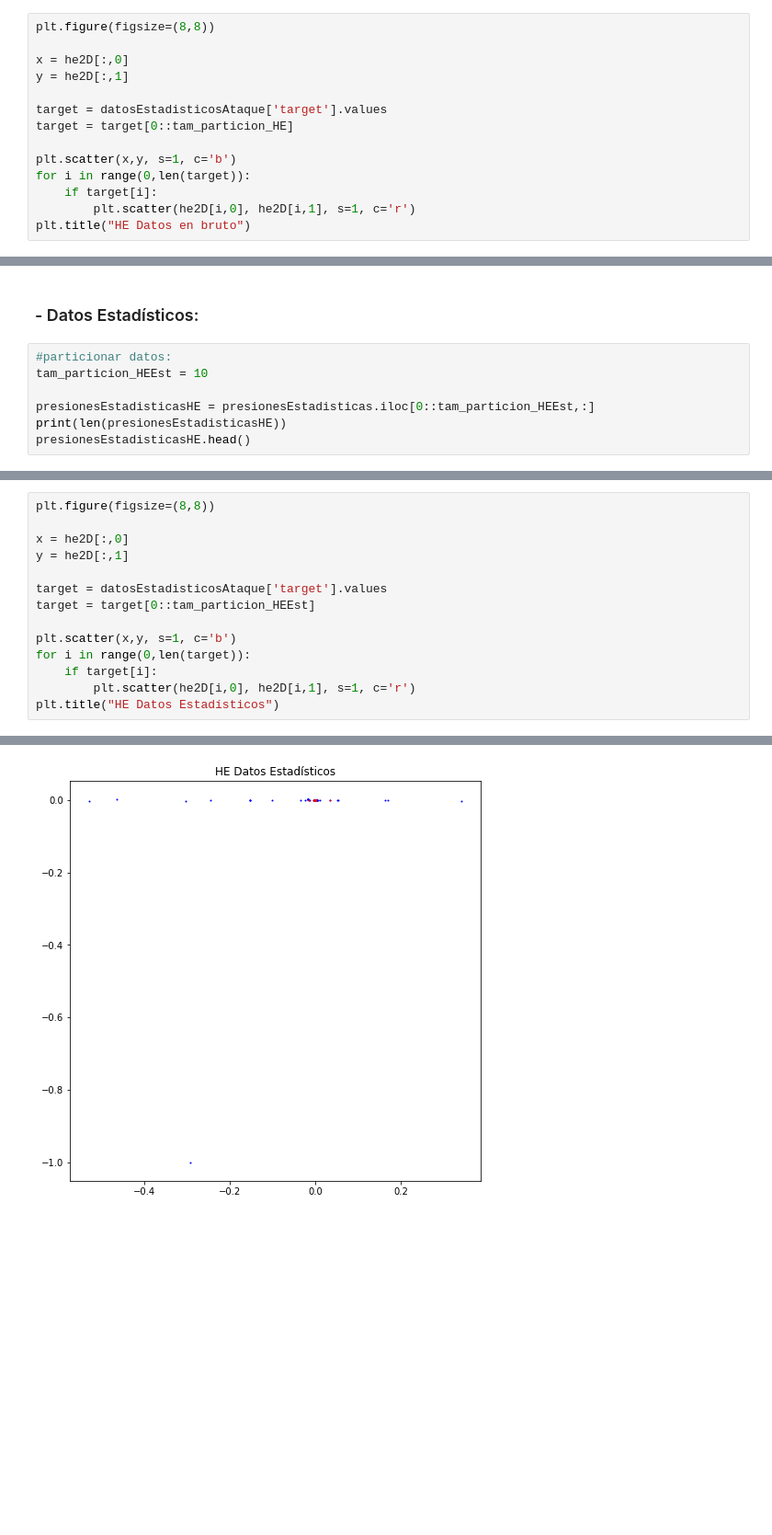
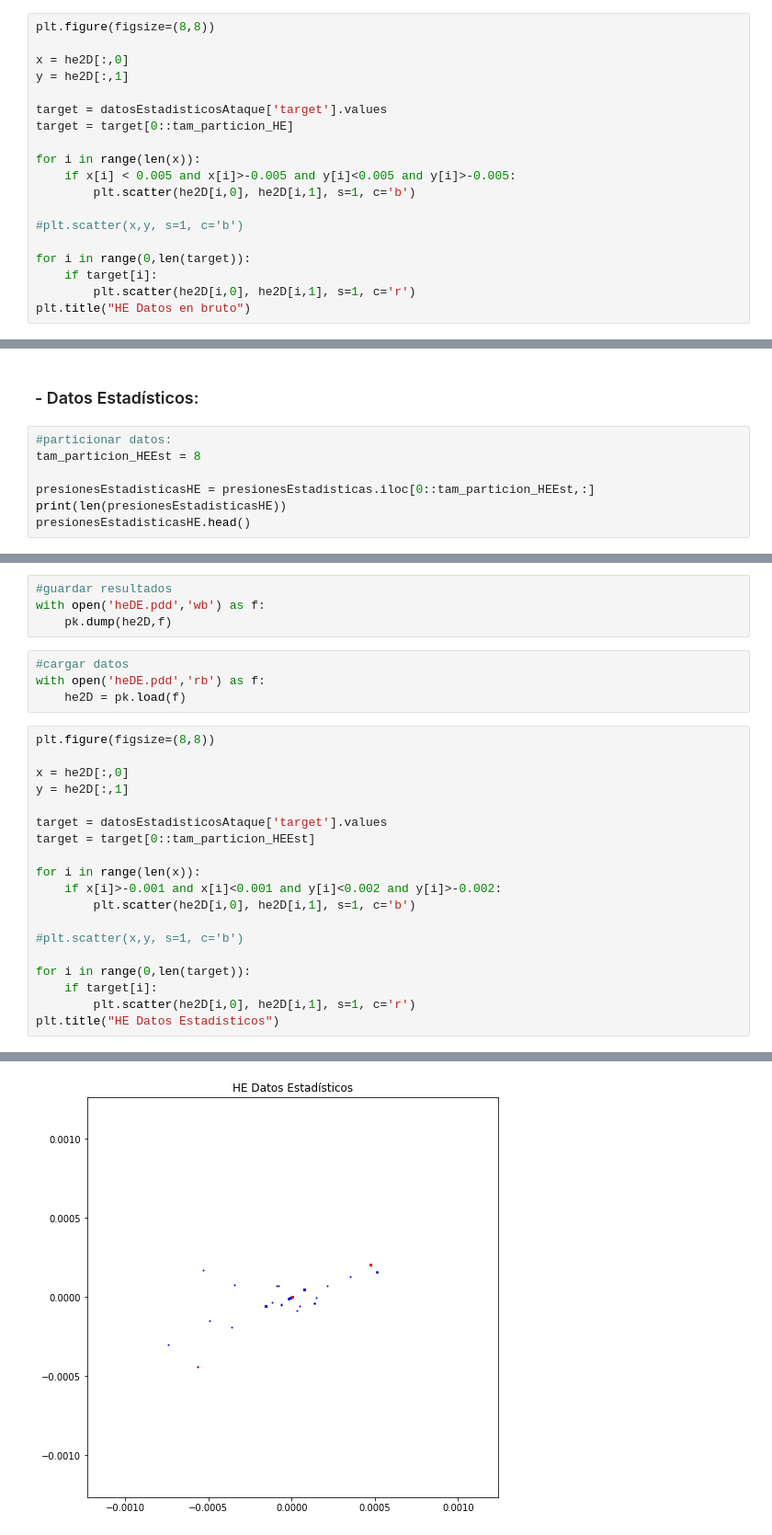
Before and after one commit to aliciaolivaresgil/TFG-SmartBeds, a Jupyter notebook: src/Proyeccion de Datos.ipynb, the cells around one changed output, grey strips where cells are left out. Shown at 92% size. Drawn from its saved outputs; the diff is of its cells as text; blank space fills up the shorter version.

```diff
--- a/src/Proyeccion de Datos.ipynb
+++ b/src/Proyeccion de Datos.ipynb
@@ -426,7 +487,12 @@ y = he2D[:,1]
 target = datosEstadisticosAtaque['target'].values
 target = target[0::tam_particion_HE]
 
-plt.scatter(x,y, s=1, c='b')
+for i in range(len(x)):
+    if x[i] < 0.005 and x[i]>-0.005 and y[i]<0.005 and y[i]>-0.005:
+        plt.scatter(he2D[i,0], he2D[i,1], s=1, c='b')
+
+#plt.scatter(x,y, s=1, c='b')
+
 for i in range(0,len(target)):
     if target[i]:
         plt.scatter(he2D[i,0], he2D[i,1], s=1, c='r')
@@ -438,7 +504,7 @@ Text(0.5, 1.0, 'HE Datos en bruto')
 ### - Datos Estadísticos:
 # %%
 #particionar datos:
-tam_particion_HEEst = 10
+tam_particion_HEEst = 8
 
 presionesEstadisticasHE = presionesEstadisticas.iloc[0::tam_particion_HEEst,:]
 print(len(presionesEstadisticasHE))
@@ -457,19 +521,32 @@ from sklearn import manifold
 he = manifold.LocallyLinearEmbedding(n_neighbors = 20, n_components=2, eigen_solver='dense', method='hessian')
 he2D = he.fit_transform(presionesEstadisticasHE)
+# %%
+#guardar resultados
+with open('heDE.pdd','wb') as f:
+    pk.dump(he2D,f)
+# %%
+#cargar datos
+with open('heDE.pdd','rb') as f:
+    he2D = pk.load(f)
 # %%
 plt.figure(figsize=(8,8))
 
 x = he2D[:,0]
 y = he2D[:,1]
 
 target = datosEstadisticosAtaque['target'].values
 target = target[0::tam_particion_HEEst]
 
-plt.scatter(x,y, s=1, c='b')
+for i in range(len(x)):
+    if x[i]>-0.001 and x[i]<0.001 and y[i]<0.002 and y[i]>-0.002:
+        plt.scatter(he2D[i,0], he2D[i,1], s=1, c='b')
+
+#plt.scatter(x,y, s=1, c='b')
+
 for i in range(0,len(target)):
     if target[i]:
         plt.scatter(he2D[i,0], he2D[i,1], s=1, c='r')
 plt.title("HE Datos Estadísticos")
 # %% [output]
 Text(0.5, 1.0, 'HE Datos Estadísticos')
-[figure, old version]
+[figure, new version]
```
Also changed, not shown: parts of 48 cells of this notebook, 1 other file.
